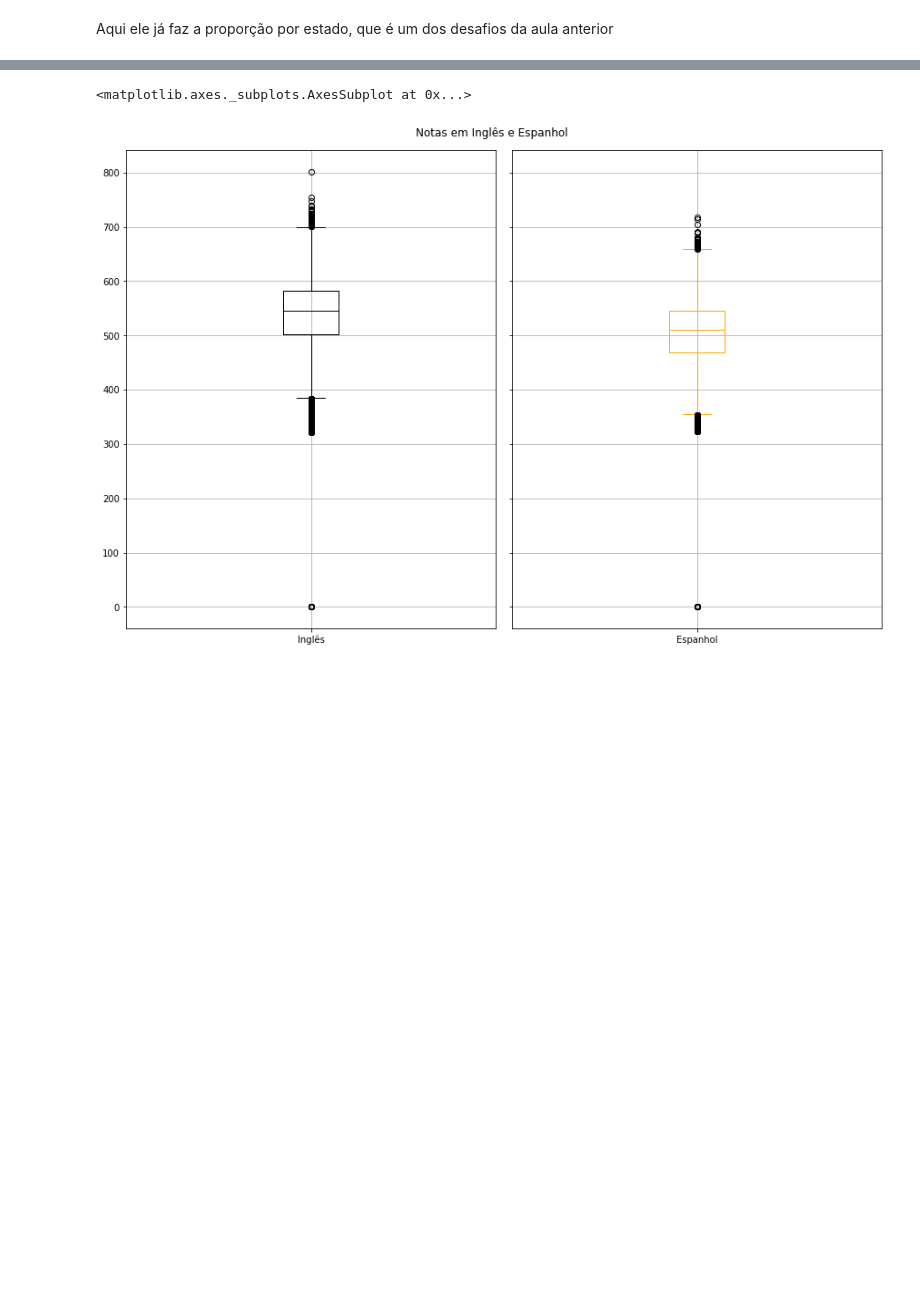
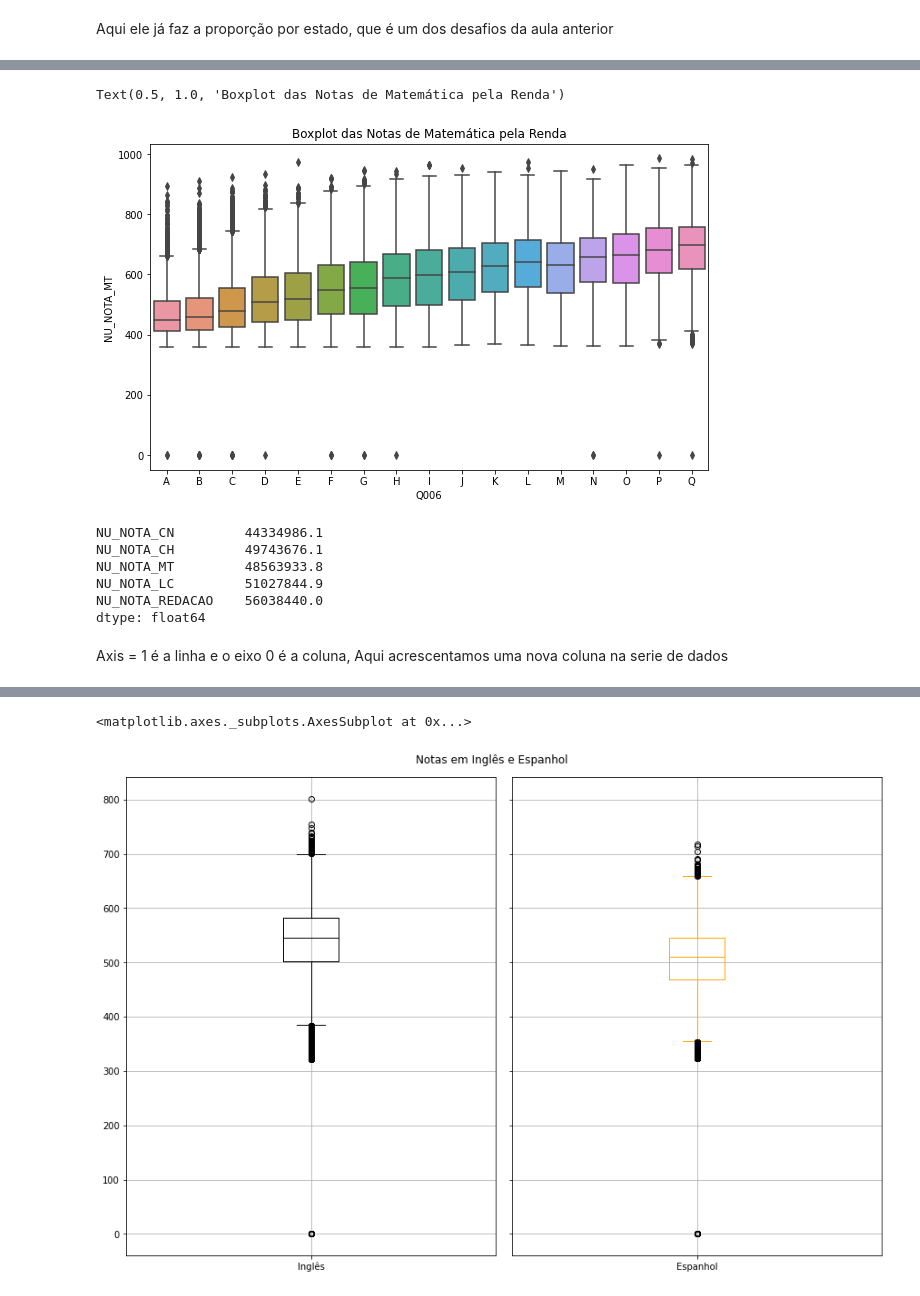
Before and after one commit to ThiagoA-Menezes/meusProjetos, a Jupyter notebook: Imersão_de_Dados_Alura.ipynb, the cells around one changed output, grey strips where cells are left out. Saved outputs shown, nothing was run; the diff lists cells and outputs as text; code cells hidden in the pictures; blank space fills up the shorter version.

```diff
--- a/Imersão_de_Dados_Alura.ipynb
+++ b/Imersão_de_Dados_Alura.ipynb
@@ -392,0 +416,19 @@ len(alunos_menor_quatorze)
+# %%
+plt.figure(figsize = (10,6))
+sns.boxplot(x = "Q006", y = "NU_NOTA_MT", data = dados, order = renda_ordenada)
+plt.title("Boxplot das Notas de Matemática pela Renda")
+# %% [output]
+Text(0.5, 1.0, 'Boxplot das Notas de Matemática pela Renda')
+[figure, added]
+# %%
+dados[provas].sum()
+# %% [output]
+NU_NOTA_CN         44334986.1
+NU_NOTA_CH         49743676.1
+NU_NOTA_MT         48563933.8
+NU_NOTA_LC         51027844.9
+NU_NOTA_REDACAO    56038440.0
+dtype: float64
+# %% [markdown]
+Axis = 1 é a linha e o eixo 0 é a coluna,
+Aqui acrescentamos uma nova coluna na serie de dados
```
Also changed, not shown: parts of 18 cells of this notebook.
